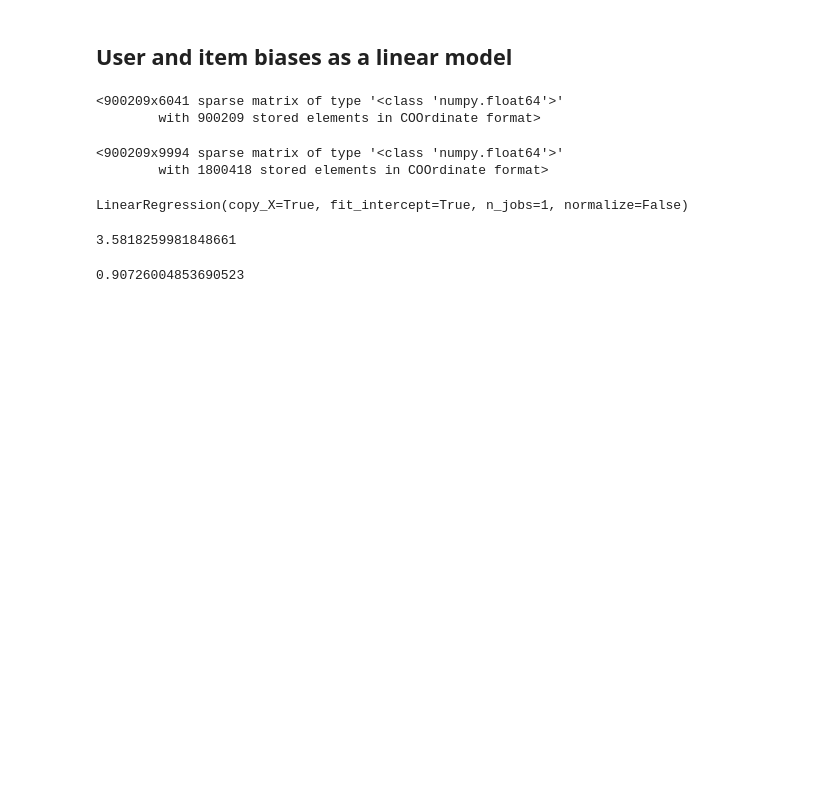
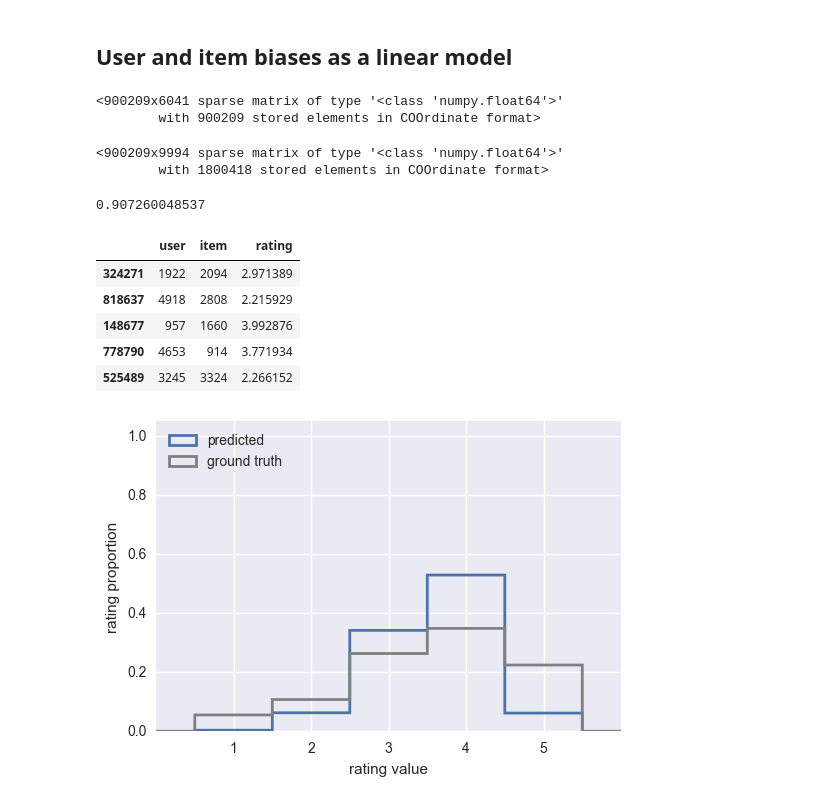
Before and after one commit to pilipolio/schibsted-study, a Jupyter notebook: notebooks/201610_ml1m_user_item_biases.ipynb, the cells around one changed output. Cells and saved outputs as stored; diff of their text form; code cells hidden in the pictures; blank space fills up the shorter version.

```diff
--- a/notebooks/201610_ml1m_user_item_biases.ipynb
+++ b/notebooks/201610_ml1m_user_item_biases.ipynb
@@ -172,21 +190,38 @@ indicator_features_matrix
 # %% [output]
 <900209x9994 sparse matrix of type '<class 'numpy.float64'>'
         with 1800418 stored elements in COOrdinate format>
-# %%
-m = LinearRegression(fit_intercept=True)
-m.fit(X=indicator_features_matrix, y=train.rating)
-# %% [output]
-LinearRegression(copy_X=True, fit_intercept=True, n_jobs=1, normalize=False)
-# %%
-m.intercept_
-# %% [output]
-3.5818259981848661
-# %%
-test_features = to_indicator_features(test_user_items)
-predicted_ratings = m.predict(X=test_features)
-
-user_item_bias_ratings = test_user_items.assign(rating=lambda _: predicted_ratings)
-
-rmse(user_item_bias_ratings)
-# %% [output]
-0.90726004853690523
+# %%
+class UserItemBiasModel:
+
+    def __init__(self, fitted_model):
+        self.fitted_model = fitted_model
+
+    @classmethod
+    def train_model(cls, train):
+        """ Factory method
+        """
+        m = LinearRegression(fit_intercept=True)
+        indicator_features_matrix = to_indicator_features(user_items=train)
+        m.fit(X=indicator_features_matrix, y=train.rating)
+        return cls(m)
+
+    def predict(self, user_items, output_column='rating'):
+        input_features = to_indicator_features(user_items)
+        predicted_ratings = self.fitted_model.predict(X=input_features)
+        return user_items.assign(**{output_column: lambda _: predicted_ratings})
+# %%
+biases_model = UserItemBiasModel.train_model(train)
+predicted_ratings = biases_model.predict(test_user_items)
+
+plot_predicted_distribution(predicted_ratings)
+print(rmse(predicted_ratings))
+predicted_ratings.head()
+# %% [output]
+0.907260048537
+|  | user | item | rating |
+| 324271 | 1922 | 2094 | 2.971389 |
+| 818637 | 4918 | 2808 | 2.215929 |
+| 148677 | 957 | 1660 | 3.992876 |
+| 778790 | 4653 | 914 | 3.771934 |
+| 525489 | 3245 | 3324 | 2.266152 |
+[figure, added]
```
Also changed, not shown: parts of 4 cells of this notebook.
